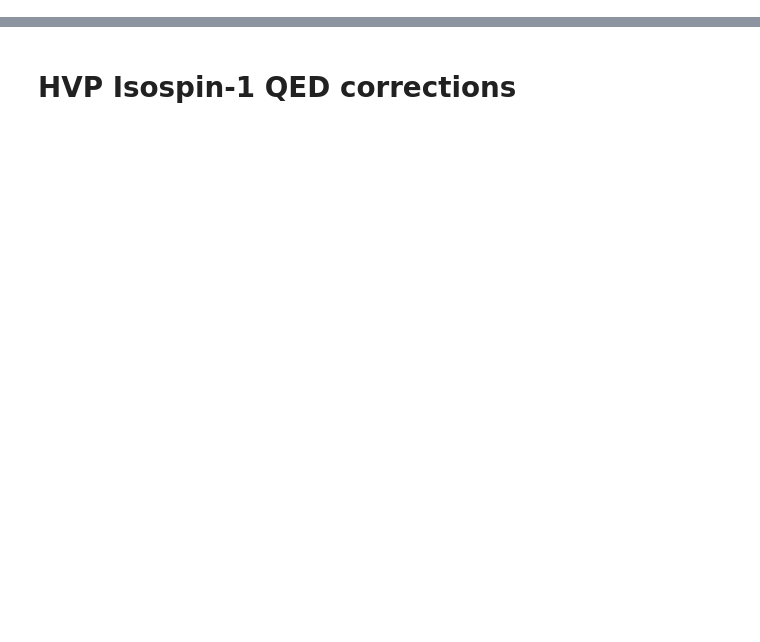
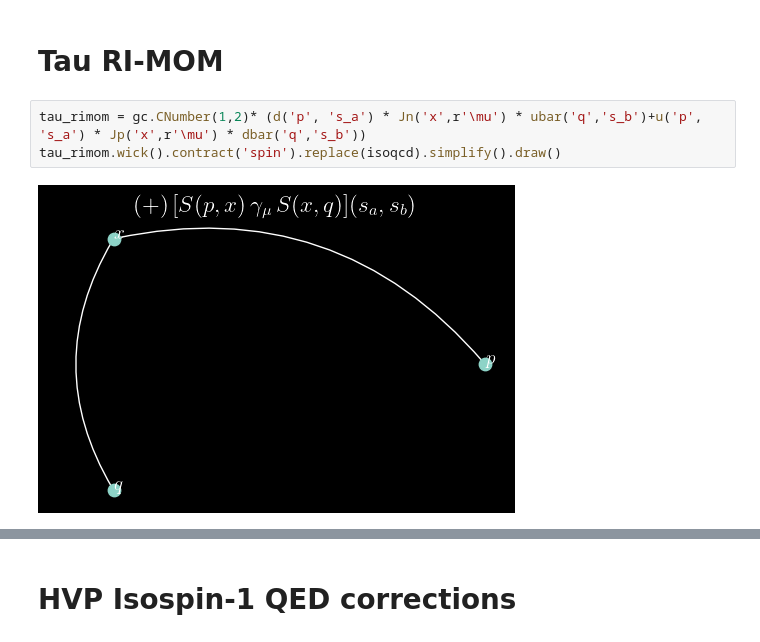
Before and after one commit to mbruno46/giancarlo, a Jupyter notebook: examples/tau.ipynb, the cells around one changed output, grey strips where cells are left out. Saved outputs shown, nothing was run; the diff lists cells and outputs as text; blank space fills up the shorter version.

```diff
--- a/examples/tau.ipynb
+++ b/examples/tau.ipynb
@@ -58,0 +114,7 @@ $( -\frac{1}{2}\,\mathrm{Tr}_\mathrm{spin} [ \gamma_{\mu}\,S(x, y)\,\gamma_{\nu}
+# %% [markdown]
+# Tau RI-MOM
+# %%
+tau_rimom = gc.CNumber(1,2)* (d('p', 's_a') * Jn('x',r'\mu') * ubar('q','s_b')+u('p', 's_a') * Jp('x',r'\mu') * dbar('q','s_b'))
+tau_rimom.wick().contract('spin').replace(isoqcd).simplify().draw()
+# %% [output]
+[figure, added]
```
Also changed, not shown: parts of 30 cells of this notebook.
